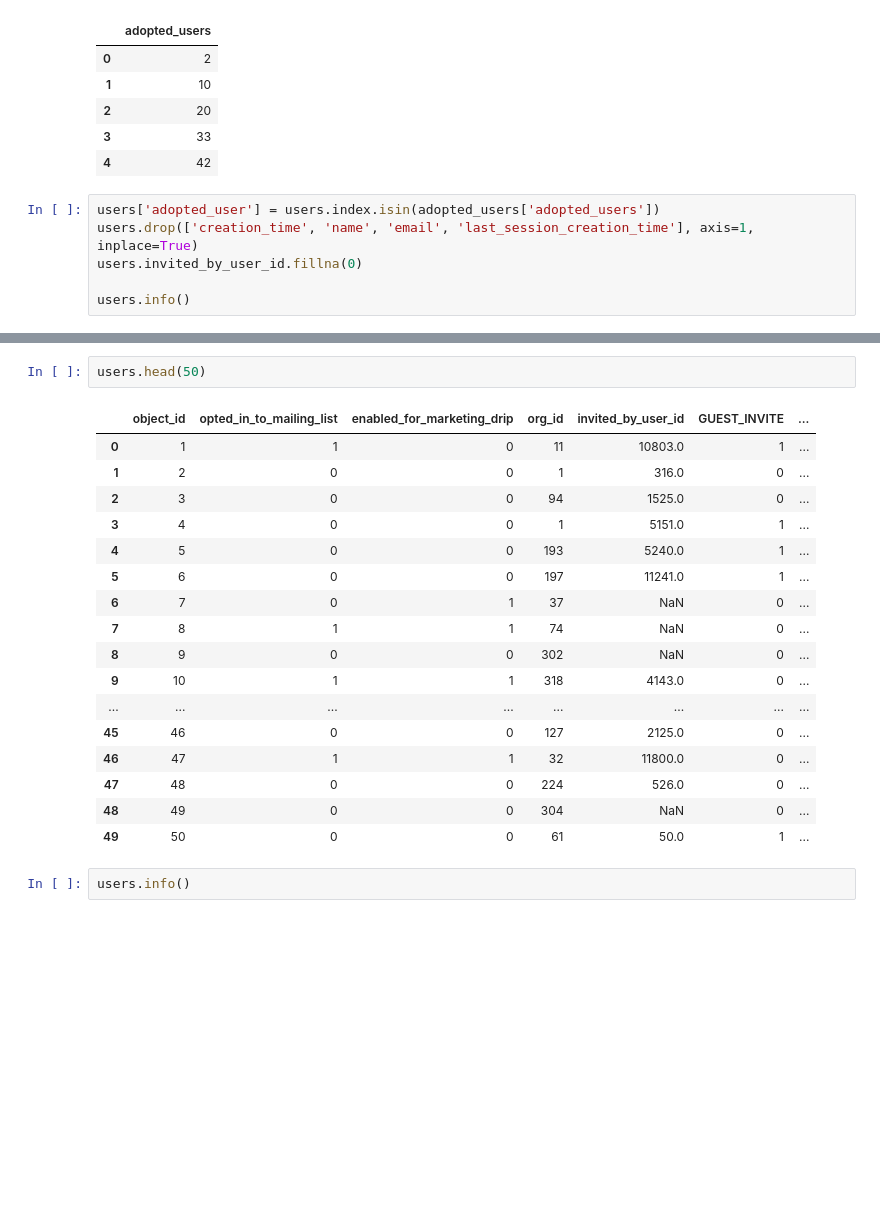
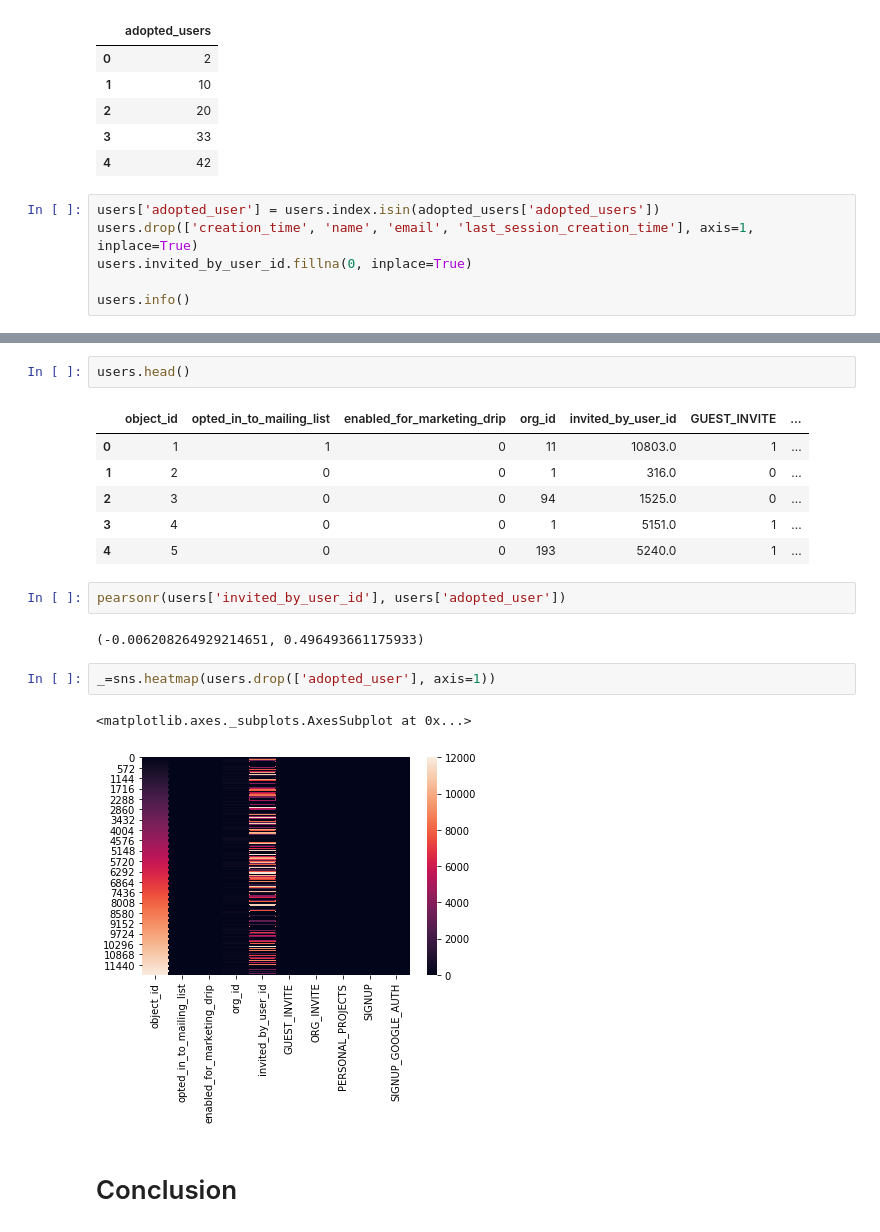
Before and after one commit to nanodoc2020/Springboard, a Jupyter notebook: Mini-Projects/relax_challenge/Relax_Challenge.ipynb, the cells around one changed output, grey strips where cells are left out. Saved outputs shown, nothing was run; the diff lists cells and outputs as text; blank space fills up the shorter version.

```diff
--- a/Mini-Projects/relax_challenge/Relax_Challenge.ipynb
+++ b/Mini-Projects/relax_challenge/Relax_Challenge.ipynb
@@ -165,7 +174,7 @@ adopted_users.head()
 # %%
 users['adopted_user'] = users.index.isin(adopted_users['adopted_users'])
 users.drop(['creation_time', 'name', 'email', 'last_session_creation_time'], axis=1, inplace=True)
-users.invited_by_user_id.fillna(0)
+users.invited_by_user_id.fillna(0, inplace=True)
 
 users.info()
 # %% [output]
@@ -198,22 +205,20 @@ RuntimeError: Selected KDE bandwidth is 0. Cannot estiamte density.
 # %%
-users.head(50)
+users.head()
 # %% [output]
 |  | object_id | opted_in_to_mailing_list | enabled_for_marketing_drip | org_id | invited_by_user_id | GUEST_INVITE | ... |
 | 0 | 1 | 1 | 0 | 11 | 10803.0 | 1 | ... |
 | 1 | 2 | 0 | 0 | 1 | 316.0 | 0 | ... |
 | 2 | 3 | 0 | 0 | 94 | 1525.0 | 0 | ... |
 | 3 | 4 | 0 | 0 | 1 | 5151.0 | 1 | ... |
 | 4 | 5 | 0 | 0 | 193 | 5240.0 | 1 | ... |
-| 5 | 6 | 0 | 0 | 197 | 11241.0 | 1 | ... |
-| 6 | 7 | 0 | 1 | 37 | NaN | 0 | ... |
-| 7 | 8 | 1 | 1 | 74 | NaN | 0 | ... |
-| 8 | 9 | 0 | 0 | 302 | NaN | 0 | ... |
-| 9 | 10 | 1 | 1 | 318 | 4143.0 | 0 | ... |
-| ... | ... | ... | ... | ... | ... | ... | ... |
-| 45 | 46 | 0 | 0 | 127 | 2125.0 | 0 | ... |
-| 46 | 47 | 1 | 1 | 32 | 11800.0 | 0 | ... |
-| 47 | 48 | 0 | 0 | 224 | 526.0 | 0 | ... |
-| 48 | 49 | 0 | 0 | 304 | NaN | 0 | ... |
-| 49 | 50 | 0 | 0 | 61 | 50.0 | 1 | ... |
-# %%
-users.info()
+# %%
+pearsonr(users['invited_by_user_id'], users['adopted_user'])
+# %% [output]
+(-0.006208264929214651, 0.496493661175933)
+# %%
+_=sns.heatmap(users.drop(['adopted_user'], axis=1))
+# %% [output]
+<matplotlib.axes._subplots.AxesSubplot at 0x...>
+[figure, added]
+# %% [markdown]
+# Conclusion
```
Also changed, not shown: parts of 6 cells of this notebook.
